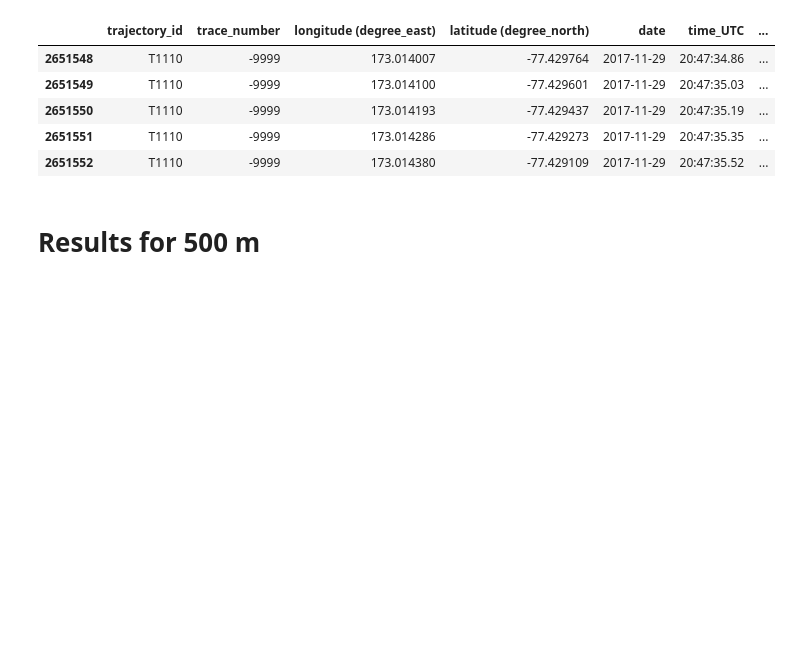
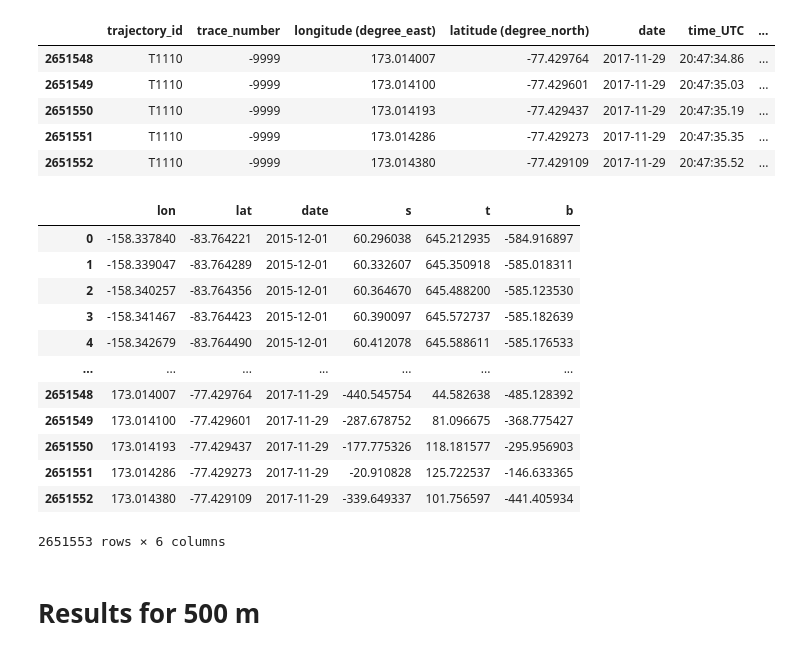
Before and after one commit to kimbente/bedmap, a Jupyter notebook: explore.ipynb, the cells around one changed output. Drawn from its saved outputs; the diff is of its cells as text; code cells hidden in the pictures; blank space fills up the shorter version.

```diff
--- a/explore.ipynb
+++ b/explore.ipynb
@@ -86,3 +92,20 @@ pd_data.tail()
+# %%
+# df.loc[df['A'] > 2, 'B'] = new_val
+df
+# %% [output]
+|  | lon | lat | date | s | t | b |
+| 0 | -158.337840 | -83.764221 | 2015-12-01 | 60.296038 | 645.212935 | -584.916897 |
+| 1 | -158.339047 | -83.764289 | 2015-12-01 | 60.332607 | 645.350918 | -585.018311 |
+| 2 | -158.340257 | -83.764356 | 2015-12-01 | 60.364670 | 645.488200 | -585.123530 |
+| 3 | -158.341467 | -83.764423 | 2015-12-01 | 60.390097 | 645.572737 | -585.182639 |
+| 4 | -158.342679 | -83.764490 | 2015-12-01 | 60.412078 | 645.588611 | -585.176533 |
+| ... | ... | ... | ... | ... | ... | ... |
+| 2651548 | 173.014007 | -77.429764 | 2017-11-29 | -440.545754 | 44.582638 | -485.128392 |
+| 2651549 | 173.014100 | -77.429601 | 2017-11-29 | -287.678752 | 81.096675 | -368.775427 |
+| 2651550 | 173.014193 | -77.429437 | 2017-11-29 | -177.775326 | 118.181577 | -295.956903 |
+| 2651551 | 173.014286 | -77.429273 | 2017-11-29 | -20.910828 | 125.722537 | -146.633365 |
+| 2651552 | 173.014380 | -77.429109 | 2017-11-29 | -339.649337 | 101.756597 | -441.405934 |
+2651553 rows × 6 columns
 # %%
 def preprocess(data):
     """Input a pd dataframe directly from Bedmap"""
```
Also changed, not shown: parts of 15 cells of this notebook, 2 other files.
